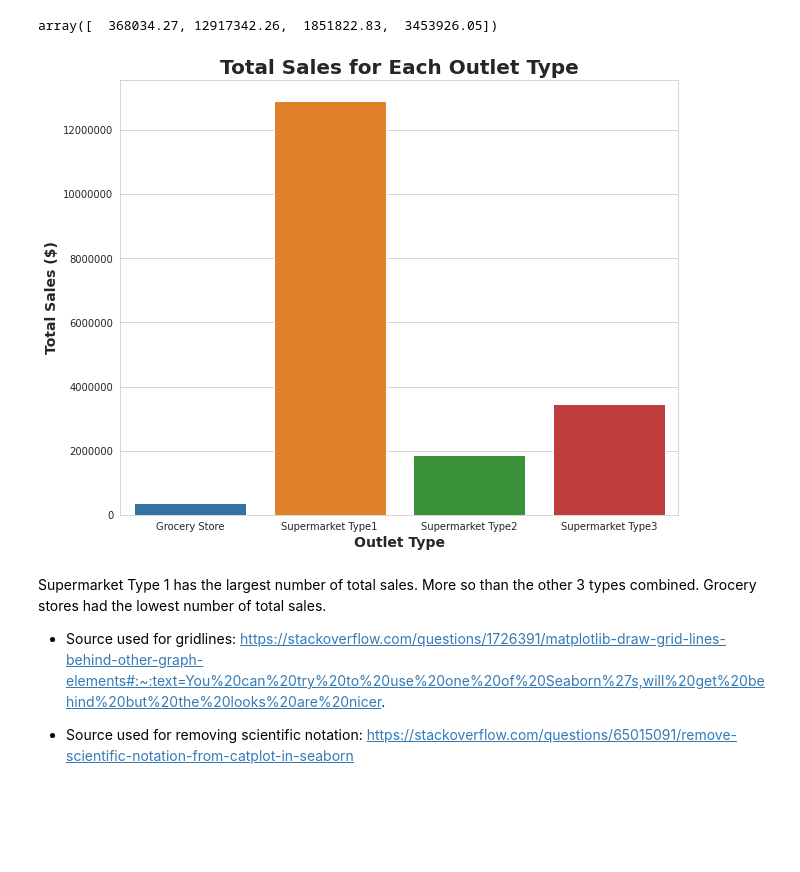
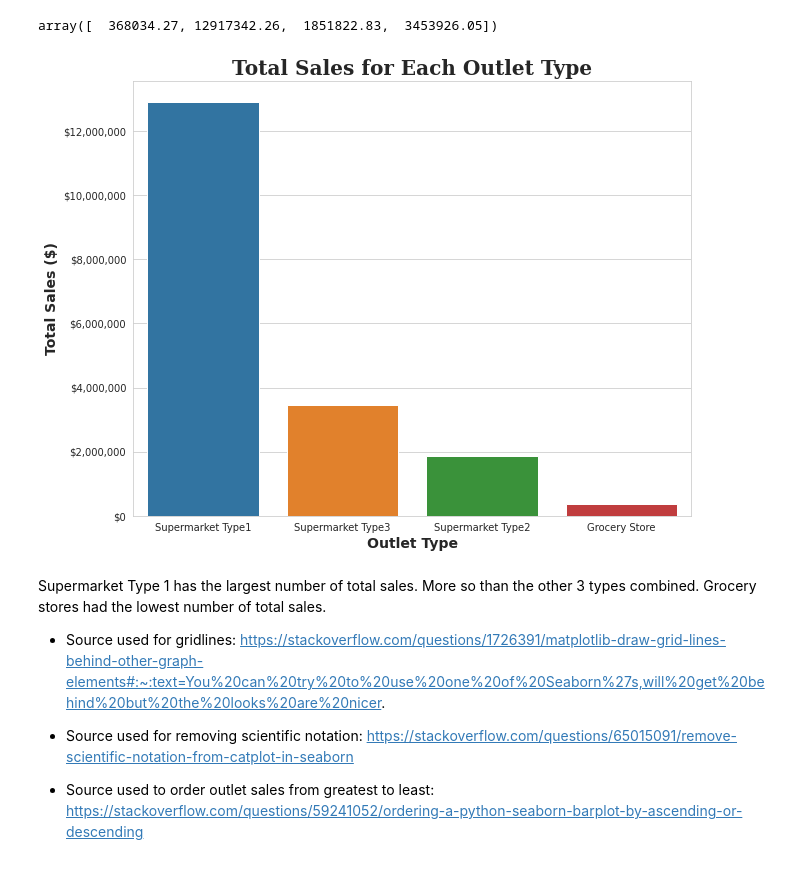
Before and after one commit to joshlensing/Food-Sales-Predictions, a Jupyter notebook: Project_1.ipynb, the cells around one changed output. Drawn from its saved outputs; the diff is of its cells as text; code cells hidden in the pictures; blank space fills up the shorter version.

```diff
--- a/Project_1.ipynb
+++ b/Project_1.ipynb
@@ -414,19 +422,24 @@ sales_numbers
 array([  368034.27, 12917342.26,  1851822.83,  3453926.05])
 # %%
 sns.set_style('whitegrid')
+price_fmt = mpl.ticker.StrMethodFormatter('${x:,.0f}')
+plot_order = df_sales.groupby('Outlet_Type')['Item_Outlet_Sales'].sum().round(2).sort_values(ascending=False).index.values
 fig, ax = plt.subplots(figsize = (10,8))
-sns.barplot(data=df_sales, x=outlet_type, y=sales_numbers);
+sns.barplot(data=df_sales, x=outlet_type, y=sales_numbers, order=plot_order);
 ax.set_xlabel('Outlet Type', fontsize = 14, fontweight = 'bold');
 ax.set_ylabel('Total Sales ($)', fontsize = 14, fontweight = 'bold');
-ax.set_title('Total Sales for Each Outlet Type', fontsize = 20, fontweight = 'bold');
+ax.set_title('Total Sales for Each Outlet Type', fontsize = 20, fontweight = 'black', fontfamily='serif');
 
 ax.grid(axis='y', alpha=1);
 ax.ticklabel_format(axis='y', style='plain');
+ax.yaxis.set_major_formatter(price_fmt)
 # %% [output]
-[figure, old version]
+[figure, new version]
 # %% [markdown]
 Supermarket Type 1 has the largest number of total sales. More so than the other 3 types combined. Grocery stores had the lowest number of total sales.
 
 - Source used for gridlines: https://stackoverflow.com/questions/1726391/matplotlib-draw-grid-lines-behind-other-graph-elements#:~:text=You%20can%20try%20to%20use%20one%20of%20Seaborn%27s,will%20get%20behind%20but%20the%20looks%20are%20nicer.
 
 - Source used for removing scientific notation: https://stackoverflow.com/questions/65015091/remove-scientific-notation-from-catplot-in-seaborn
+
+- Source used to order outlet sales from greatest to least: https://stackoverflow.com/questions/59241052/ordering-a-python-seaborn-barplot-by-ascending-or-descending
```
Also changed, not shown: parts of 11 cells of this notebook.
